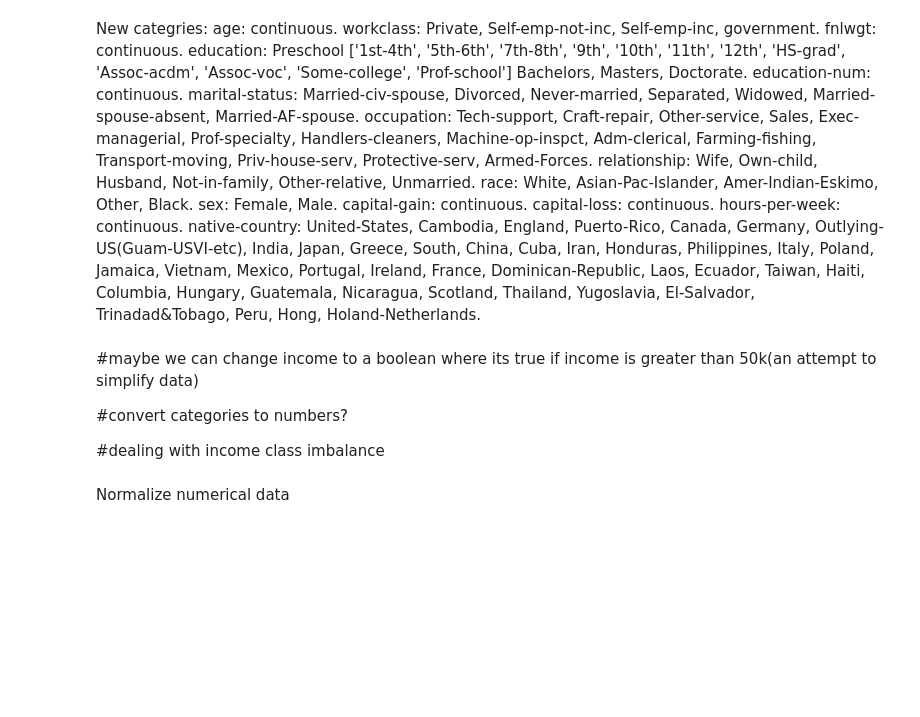
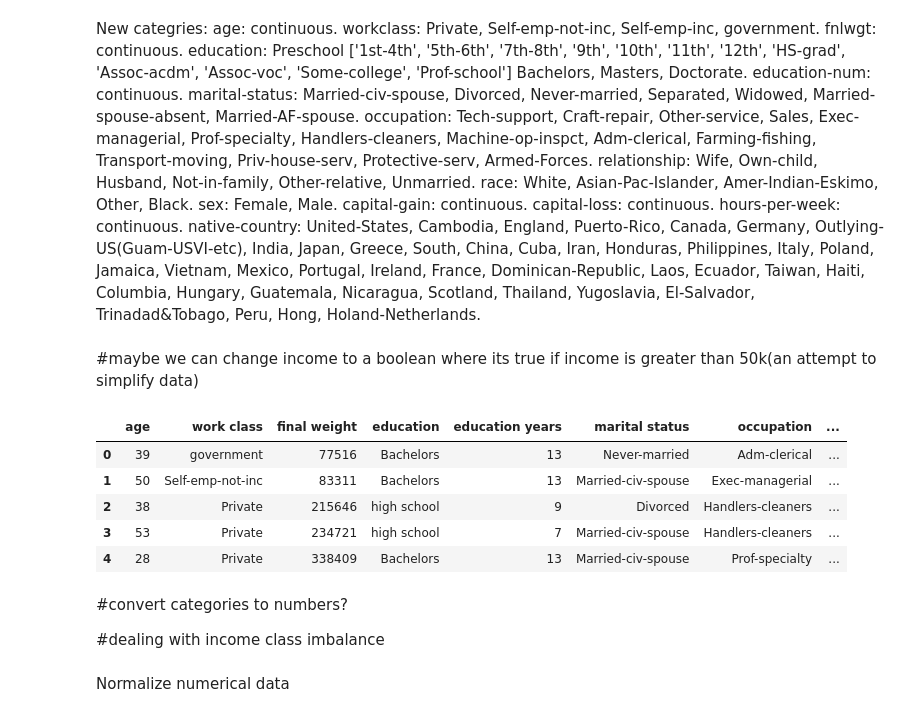
Before and after one commit to dineshk-l/Data-Mining-Project, a Jupyter notebook: adult-data.ipynb, the cells around one changed output. Drawn from its saved outputs; the diff is of its cells as text; code cells hidden in the pictures; blank space fills up the shorter version.

```diff
--- a/adult-data.ipynb
+++ b/adult-data.ipynb
@@ -200,9 +200,22 @@ hours-per-week: continuous.
 native-country: United-States, Cambodia, England, Puerto-Rico, Canada, Germany, Outlying-US(Guam-USVI-etc), India, Japan, Greece, South, China, Cuba, Iran, Honduras, Philippines, Italy, Poland, Jamaica, Vietnam, Mexico, Portugal, Ireland, France, Dominican-Republic, Laos, Ecuador, Taiwan, Haiti, Columbia, Hungary, Guatemala, Nicaragua, Scotland, Thailand, Yugoslavia, El-Salvador, Trinadad&Tobago, Peru, Hong, Holand-Netherlands.
 # %% [markdown]
 #maybe we can change income to a boolean where its true if income is greater than 50k(an attempt to simplify data)
-
-#convert categories to numbers?
-
-#dealing with income class imbalance
+# %%
+adult_df["income"].replace("<=50K", False, inplace=True)
+adult_df["income"].replace(">50K", True, inplace=True)
+adult_df.rename(columns={'income':'income greater than 50K'}, inplace=True)
+# %%
+adult_df.head()
+# %% [output]
+|  | age | work class | final weight | education | education years | marital status | occupation | ... |
+| 0 | 39 | government | 77516 | Bachelors | 13 | Never-married | Adm-clerical | ... |
+| 1 | 50 | Self-emp-not-inc | 83311 | Bachelors | 13 | Married-civ-spouse | Exec-managerial | ... |
+| 2 | 38 | Private | 215646 | high school | 9 | Divorced | Handlers-cleaners | ... |
+| 3 | 53 | Private | 234721 | high school | 7 | Married-civ-spouse | Handlers-cleaners | ... |
+| 4 | 28 | Private | 338409 | Bachelors | 13 | Married-civ-spouse | Prof-specialty | ... |
+# %% [markdown]
+#convert categories to numbers?
+
+#dealing with income class imbalance
 # %% [markdown]
 Normalize numerical data
```
Also changed, not shown: parts of 3 cells of this notebook.
